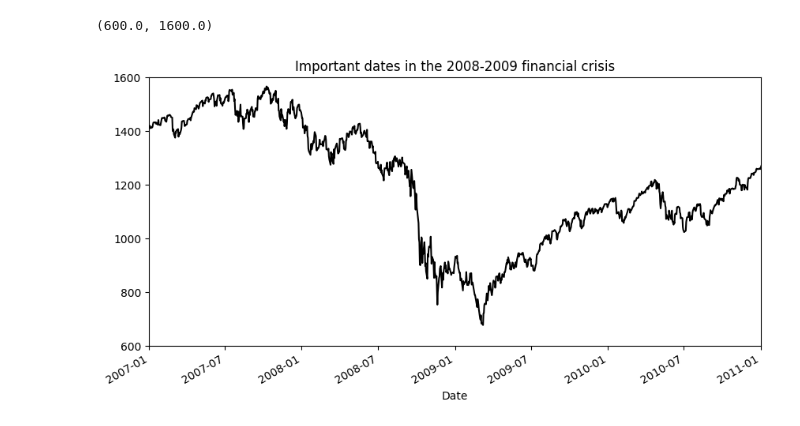
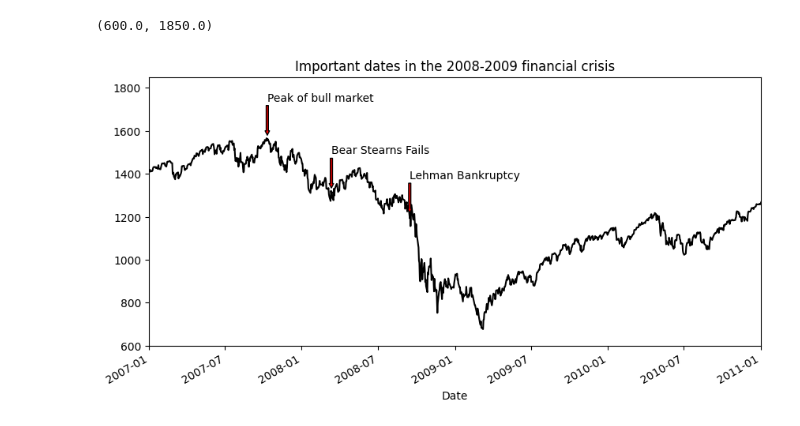
Before and after one commit to roberthsu2003/__2024_10_15__gjun_ai__, a Jupyter notebook: lesson20/lesson20_3.ipynb, the cells around one changed output. Drawn from its saved outputs; the diff is of its cells as text; code cells hidden in the pictures.

```diff
--- a/lesson20/lesson20_3.ipynb
+++ b/lesson20/lesson20_3.ipynb
@@ -1,22 +1,30 @@
 # %%
 import pandas as pd
 import matplotlib.pyplot as plt
 from datetime import datetime
 
 data = pd.read_csv('spx.csv',index_col=0,parse_dates=True)
 series = data['SPX']
 fig = plt.figure(figsize=(10,5))
 axes = fig.add_subplot(1,1,1)
 crisis_data = [
     (datetime(2007, 10, 11),'Peak of bull market'),
     (datetime(2008, 3, 12),'Bear Stearns Fails'),
     (datetime(2008, 9, 15), 'Lehman Bankruptcy')
 ]
+for date, label in crisis_data:
+    axes.annotate(label,
+                  xy=(date,series[date]+25),
+                  xytext=(date,series[date]+225),
+                  arrowprops=dict(facecolor='red',headwidth=4,width=2,headlength=4),
+                  horizontalalignment='left',
+                  verticalalignment='top'
+                  )
 series.plot.line(ax=axes,style='k-')
 _ = axes.set_title('Important dates in the 2008-2009 financial crisis')
 
-axes.set_xlim('2007-01-01','2011-01-01')
-axes.set_ylim([600, 1600])
+axes.set_xlim(datetime(2007,1,1),'2011-01-01')
+axes.set_ylim([600, 1850])
 # %% [output]
-(600.0, 1600.0)
+(600.0, 1850.0)
-[figure, old version]
+[figure, new version]
```
